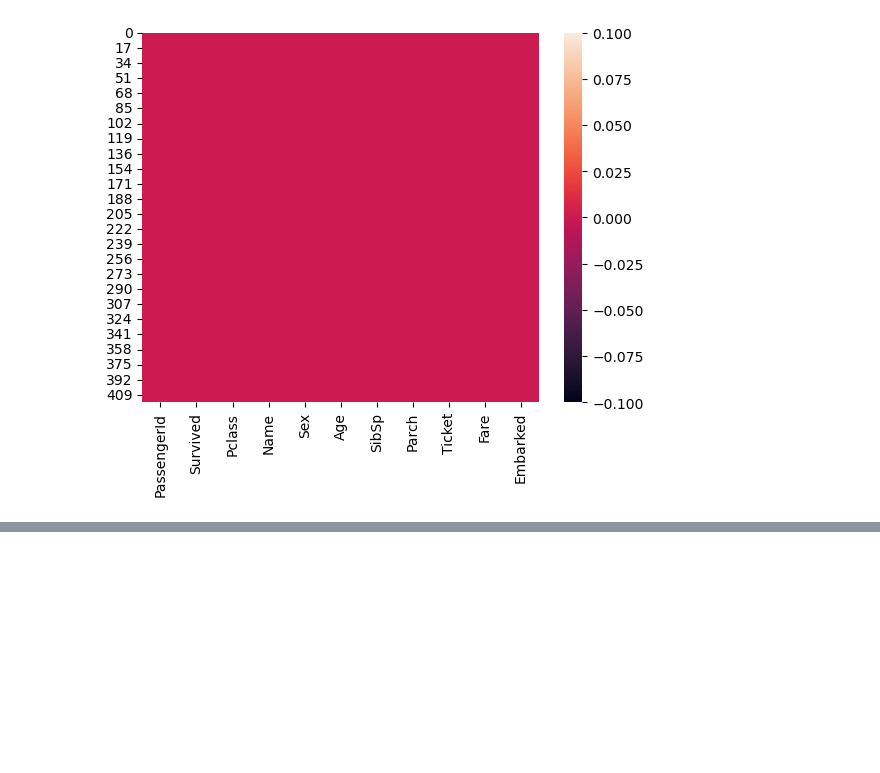
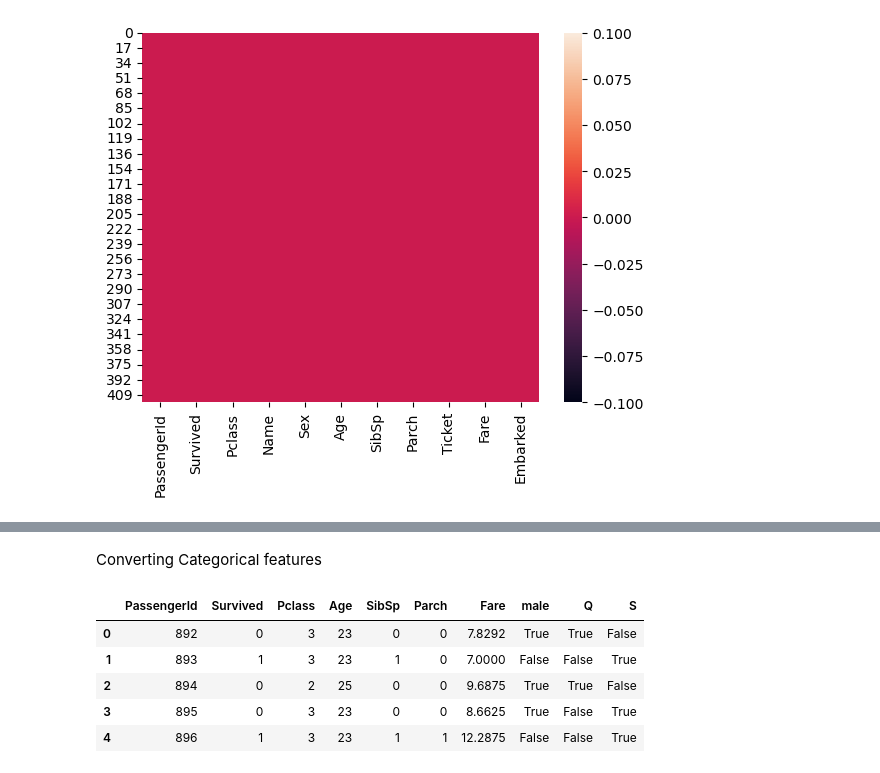
Before and after one commit to kirankarakalli/My_datasets, a Jupyter notebook: titanic project/titanic.ipynb, the cells around one changed output, grey strips where cells are left out. Cells and saved outputs as stored; diff of their text form; code cells hidden in the pictures; blank space fills up the shorter version.

```diff
--- a/titanic project/titanic.ipynb
+++ b/titanic project/titanic.ipynb
@@ -115,0 +137,18 @@ sns.heatmap(df.isnull())
+# %% [markdown]
+Converting Categorical features
+# %%
+Sex=pd.get_dummies(df['Sex'],drop_first=True)
+embark=pd.get_dummies(df['Embarked'],drop_first=True)
+# %%
+df.drop(['Name','Sex','Ticket','Embarked'],axis=1,inplace=True)
+# %%
+df=pd.concat([df,Sex,embark],axis=1)
+# %%
+df.head()
+# %% [output]
+|  | PassengerId | Survived | Pclass | Age | SibSp | Parch | Fare | male | Q | S |
+| 0 | 892 | 0 | 3 | 23 | 0 | 0 | 7.8292 | True | True | False |
+| 1 | 893 | 1 | 3 | 23 | 1 | 0 | 7.0000 | False | False | True |
+| 2 | 894 | 0 | 2 | 25 | 0 | 0 | 9.6875 | True | True | False |
+| 3 | 895 | 0 | 3 | 23 | 0 | 0 | 8.6625 | True | False | True |
+| 4 | 896 | 1 | 3 | 23 | 1 | 1 | 12.2875 | False | False | True |
```
Also changed, not shown: parts of 1 cell of this notebook.
